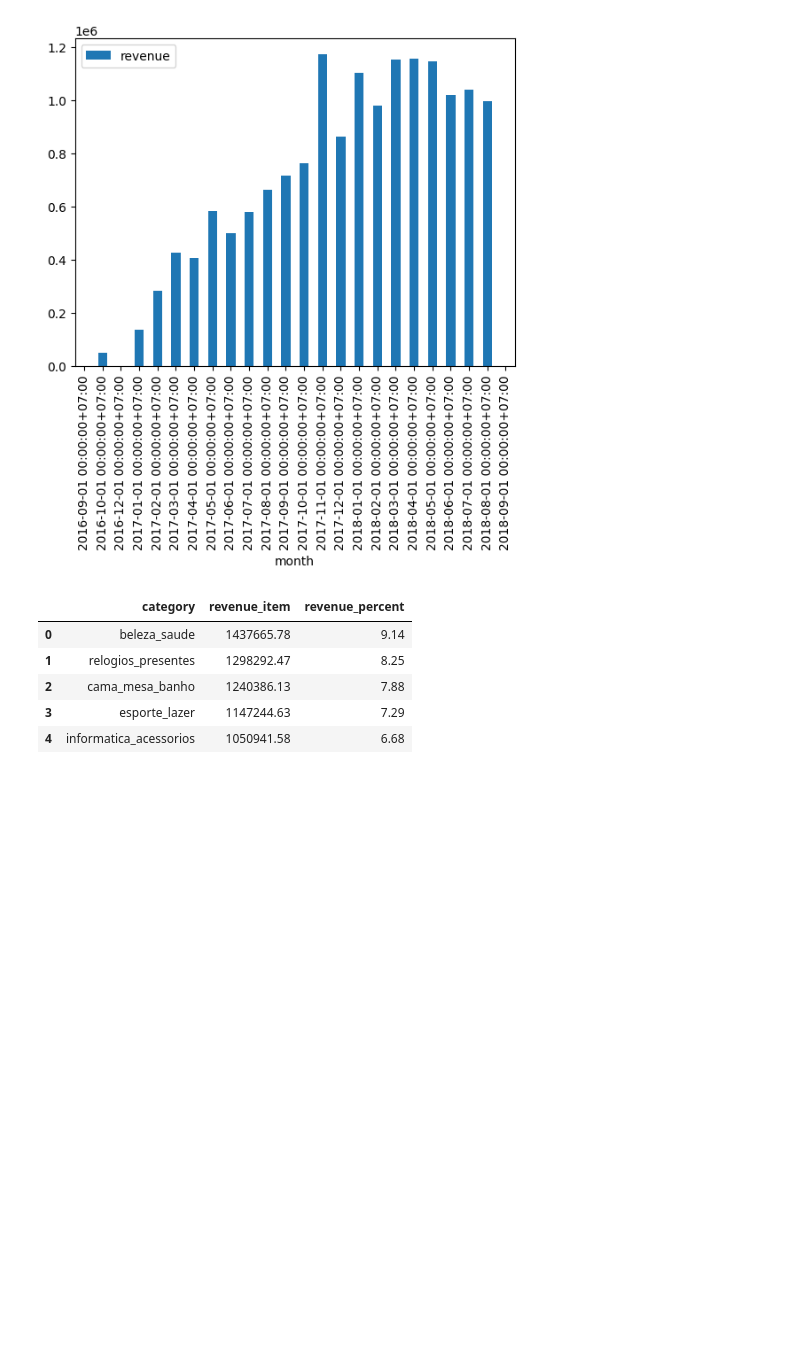
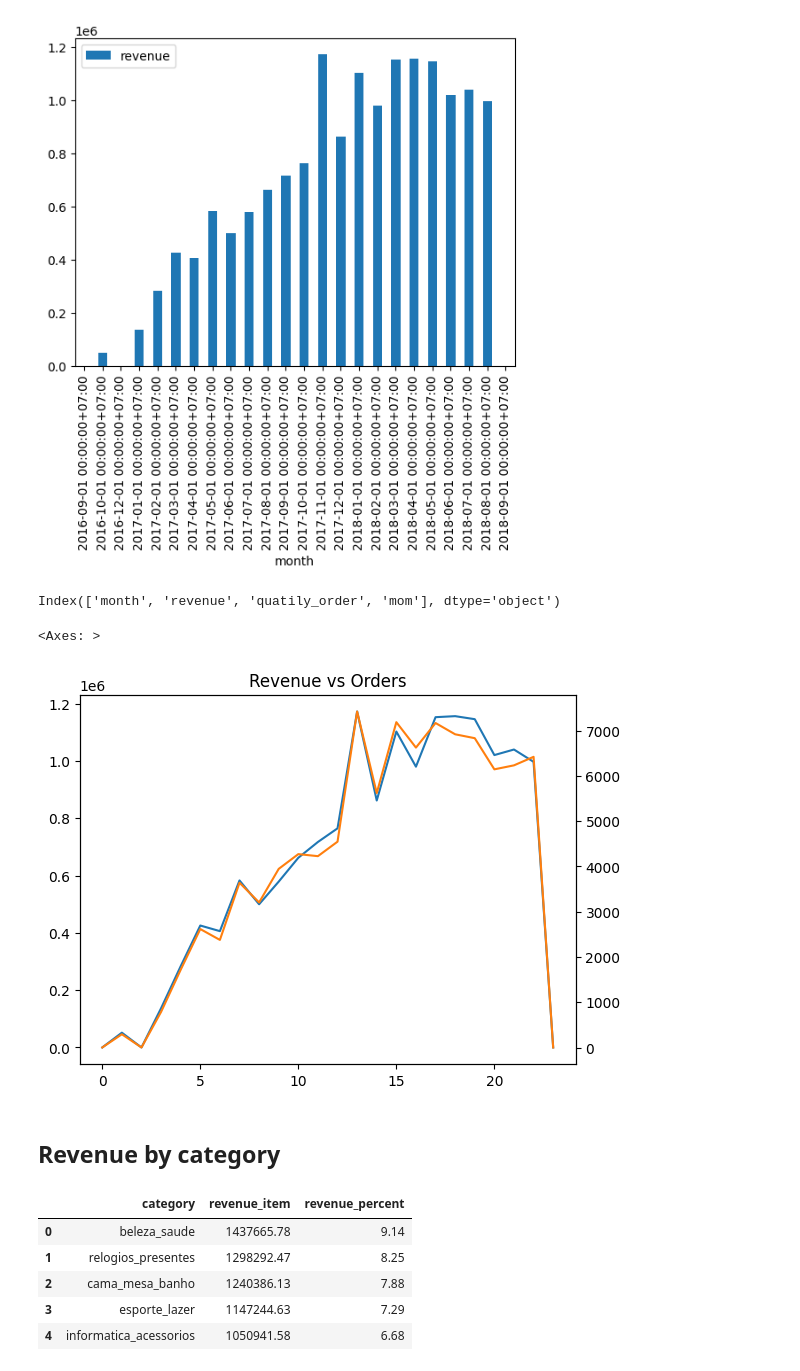
Before and after one commit to DaoNguyetMinh/ecommerce-data-analysis, a Jupyter notebook: Notebooks/Analyst.ipynb, the cells around one changed output. Cells and saved outputs as stored; diff of their text form; code cells hidden in the pictures; blank space fills up the shorter version.

Commit message:
aov vs orders chart

```diff
--- a/Notebooks/Analyst.ipynb
+++ b/Notebooks/Analyst.ipynb
@@ -42,6 +44,18 @@ df_revenue_by_month.plot(x = 'month', y = 'revenue', kind='bar')
 # %% [output]
 <Axes: xlabel='month'>
 [figure]
+# %%
+df_revenue_by_month.columns
+# %% [output]
+Index(['month', 'revenue', 'quatily_order', 'mom'], dtype='object')
+# %%
+ax = df_revenue_by_month['revenue'].plot(title='Revenue vs Orders');
+df_revenue_by_month['quatily_order'].plot(secondary_y=True, ax=ax)
+# %% [output]
+<Axes: >
+[figure, added]
+# %% [markdown]
+## Revenue by category
 # %%
 df_revenue_by_category.head()
 # %% [output]
```
Also changed, not shown: parts of 5 cells of this notebook.
